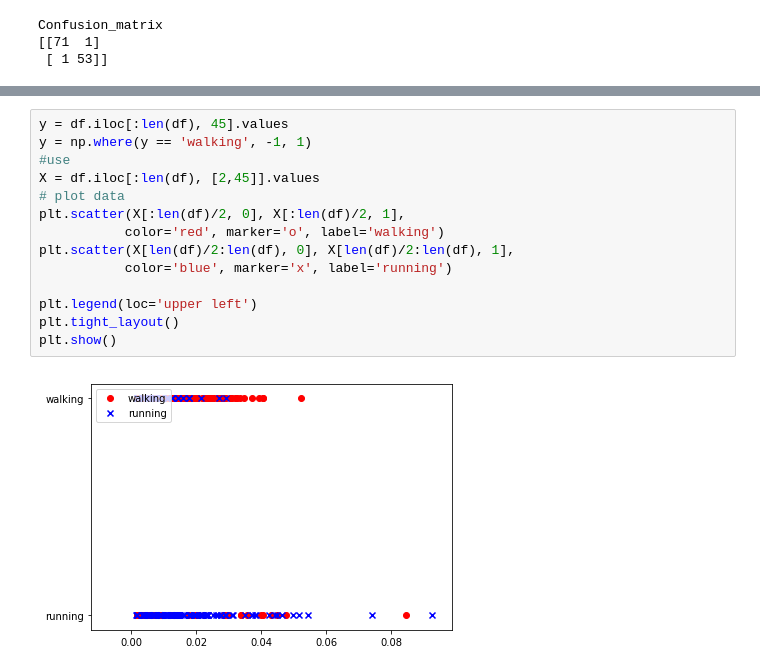
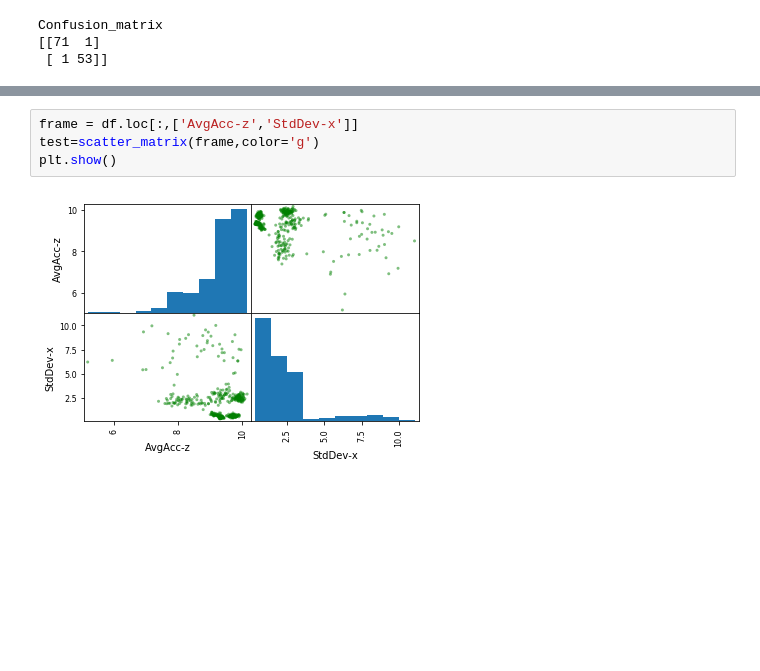
Before and after one commit to bkommineni/Activity-Recognition-Using-Sensordata, a Jupyter notebook: NeuronBinaryClassification/Jupyter_Notebook/Perceptron_3_train_3_val.ipynb, the cells around one changed output, grey strips where cells are left out. Cells and saved outputs as stored; diff of their text form; blank space fills up the shorter version.

```diff
--- a/NeuronBinaryClassification/Jupyter_Notebook/Perceptron_3_train_3_val.ipynb
+++ b/NeuronBinaryClassification/Jupyter_Notebook/Perceptron_3_train_3_val.ipynb
@@ -97,16 +85,6 @@ plt.show()
-# %%
-y = df.iloc[:len(df), 45].values
-y = np.where(y == 'walking', -1, 1)
-#use
-X = df.iloc[:len(df), [2,45]].values
-# plot data
-plt.scatter(X[:len(df)/2, 0], X[:len(df)/2, 1],
-           color='red', marker='o', label='walking')
-plt.scatter(X[len(df)/2:len(df), 0], X[len(df)/2:len(df), 1],
-           color='blue', marker='x', label='running')
-
-plt.legend(loc='upper left')
-plt.tight_layout()
-plt.show()
-# %% [output]
-[figure, removed]
+# %%
+frame = df.loc[:,['AvgAcc-z','StdDev-x']]
+test=scatter_matrix(frame,color='g')
+plt.show()
+# %% [output]
+[figure, added]
```
Also changed, not shown: parts of 4 cells of this notebook.
